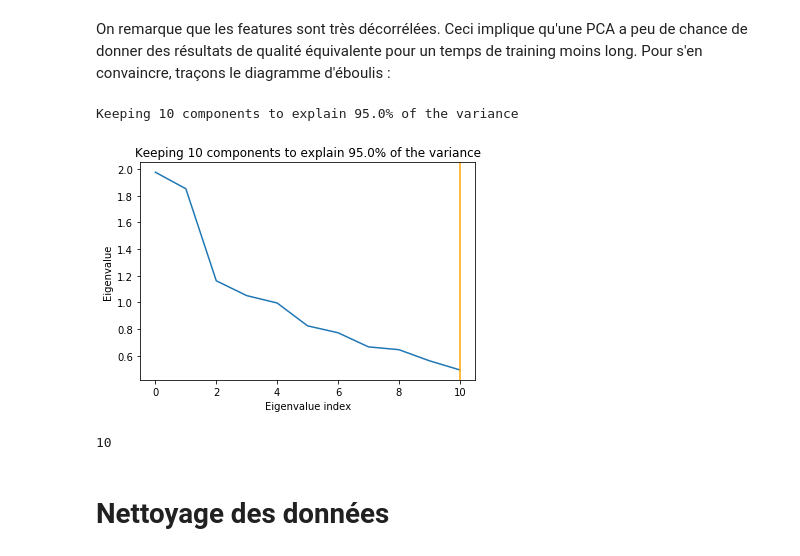
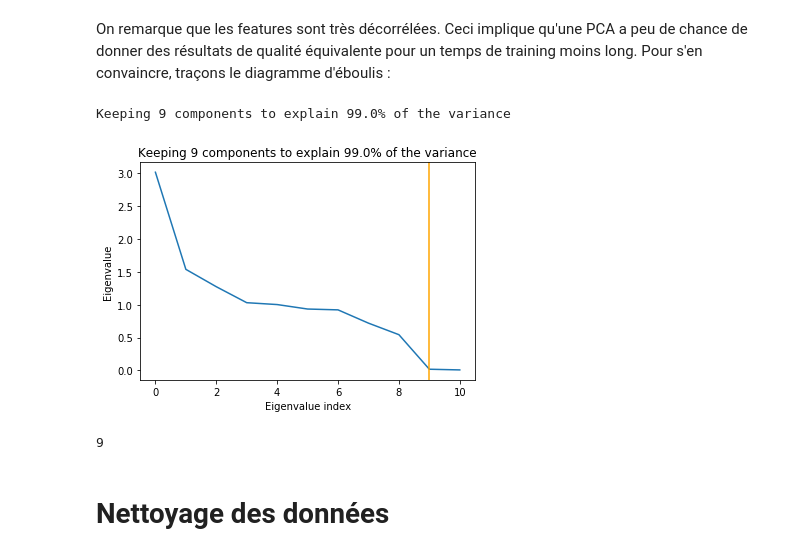
Before and after one commit to antoineeudes/GiveMeSomeCredit, a Jupyter notebook: main.ipynb, the cells around one changed output. Saved outputs shown, nothing was run; the diff lists cells and outputs as text; code cells hidden in the pictures.

```diff
--- a/main.ipynb
+++ b/main.ipynb
@@ -27,6 +27,8 @@ random_state = 1
 # Charger les données
 # %%
 data = pd.read_csv('data/cs-training.csv').drop('Unnamed: 0', axis = 1)
+data.loc[data.MonthlyIncome.isnull(), 'MonthlyIncome'] = data.MonthlyIncome.median()
+data.loc[data.NumberOfDependents.isnull(), 'NumberOfDependents'] = data.NumberOfDependents.median()
 # %%
 X = data.drop('SeriousDlqin2yrs', axis=1)
 y = data.SeriousDlqin2yrs
@@ -154,7 +178,7 @@ def find_optimal_dimension(data, explained_proportion, show=False):
         data : array of shape (n_samples, n_features)
         explained_proportion : float in [0, 1]
     '''
-    p = data.shape[1] - 1
+    p = data.shape[1]
     pca = PCA(data.shape[1])
 
     # Important : Normalize data to have homogenous features
@@ -180,11 +204,11 @@ def find_optimal_dimension(data, explained_proportion, show=False):
 
     return p
 # %%
-find_optimal_dimension(data, .95, show=True)
+find_optimal_dimension(data, .99, show=True)
 # %% [output]
-Keeping 10 components to explain 95.0% of the variance
+Keeping 9 components to explain 99.0% of the variance
-[figure, old version]
+[figure, new version]
-10
+9
 # %% [markdown]
 # Nettoyage des données
 # %%
```
Also changed, not shown: parts of 16 cells of this notebook.
